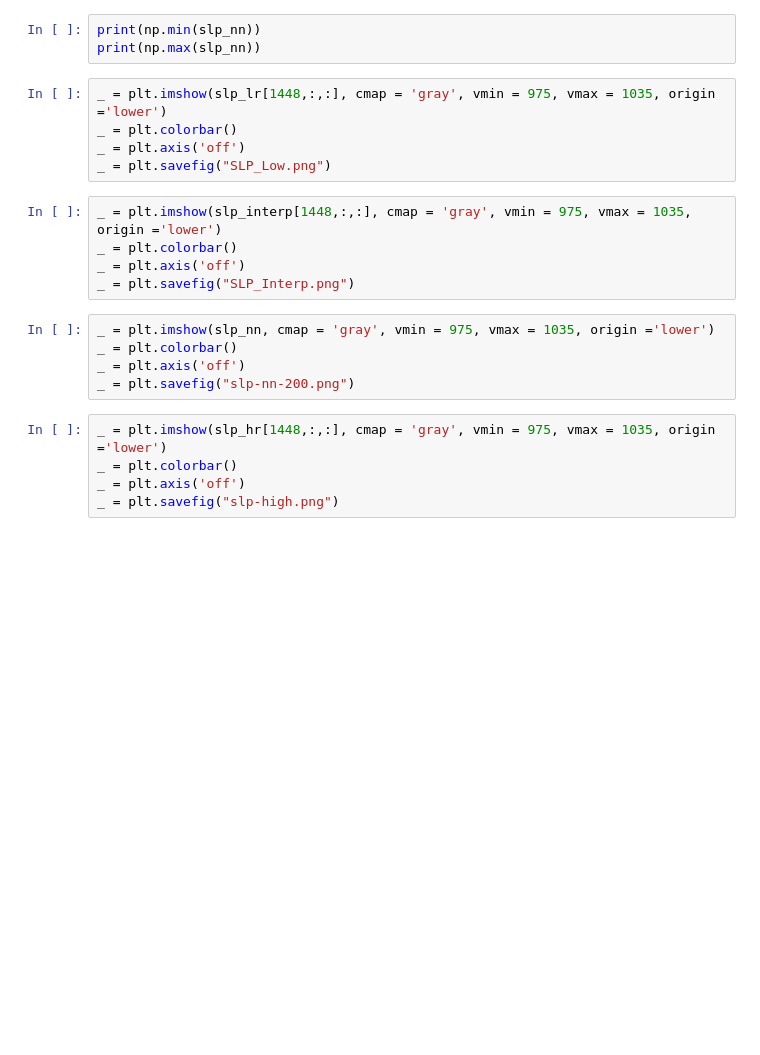
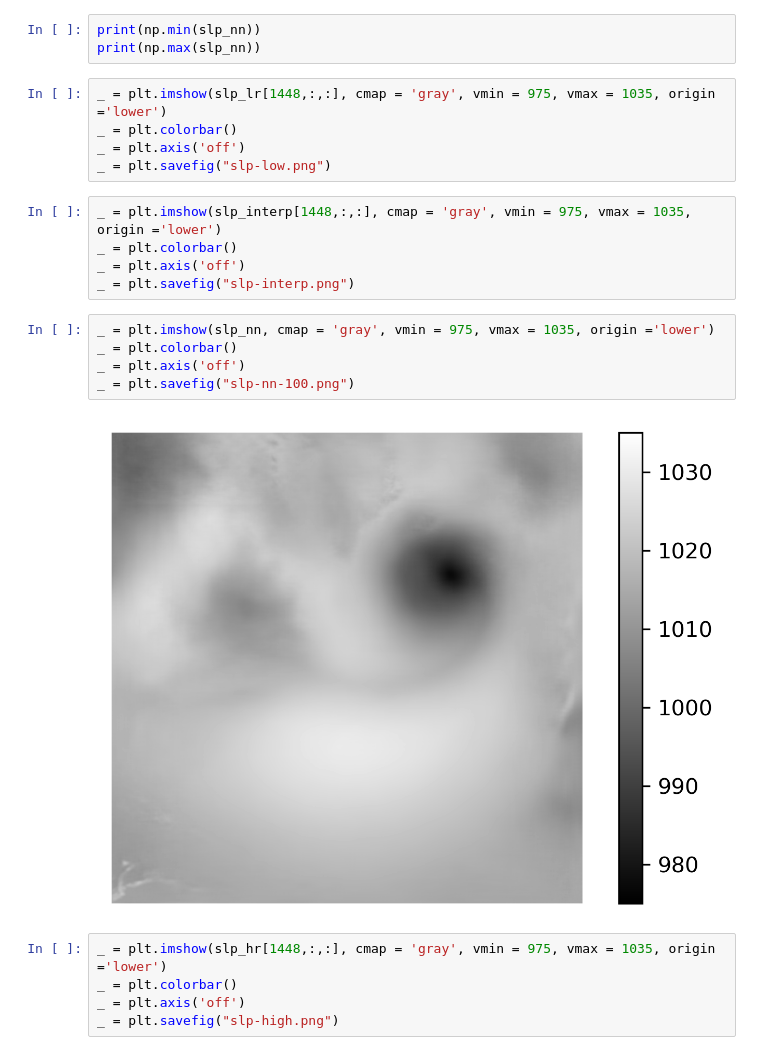
Before and after one commit to VRezvov/master-thesis, a Jupyter notebook: Images.ipynb, the cells around one changed output. Saved outputs shown, nothing was run; the diff lists cells and outputs as text; blank space fills up the shorter version.

```diff
--- a/Images.ipynb
+++ b/Images.ipynb
@@ -154,17 +174,19 @@ print(np.max(slp_nn))
 _ = plt.imshow(slp_lr[1448,:,:], cmap = 'gray', vmin = 975, vmax = 1035, origin ='lower')
 _ = plt.colorbar()
 _ = plt.axis('off')
-_ = plt.savefig("SLP_Low.png")
+_ = plt.savefig("slp-low.png")
 # %%
 _ = plt.imshow(slp_interp[1448,:,:], cmap = 'gray', vmin = 975, vmax = 1035, origin ='lower')
 _ = plt.colorbar()
 _ = plt.axis('off')
-_ = plt.savefig("SLP_Interp.png")
+_ = plt.savefig("slp-interp.png")
 # %%
 _ = plt.imshow(slp_nn, cmap = 'gray', vmin = 975, vmax = 1035, origin ='lower')
 _ = plt.colorbar()
 _ = plt.axis('off')
-_ = plt.savefig("slp-nn-200.png")
+_ = plt.savefig("slp-nn-100.png")
+# %% [output]
+[figure, added]
 # %%
 _ = plt.imshow(slp_hr[1448,:,:], cmap = 'gray', vmin = 975, vmax = 1035, origin ='lower')
 _ = plt.colorbar()
```
Also changed, not shown: parts of 6 cells of this notebook, 21 other files.
